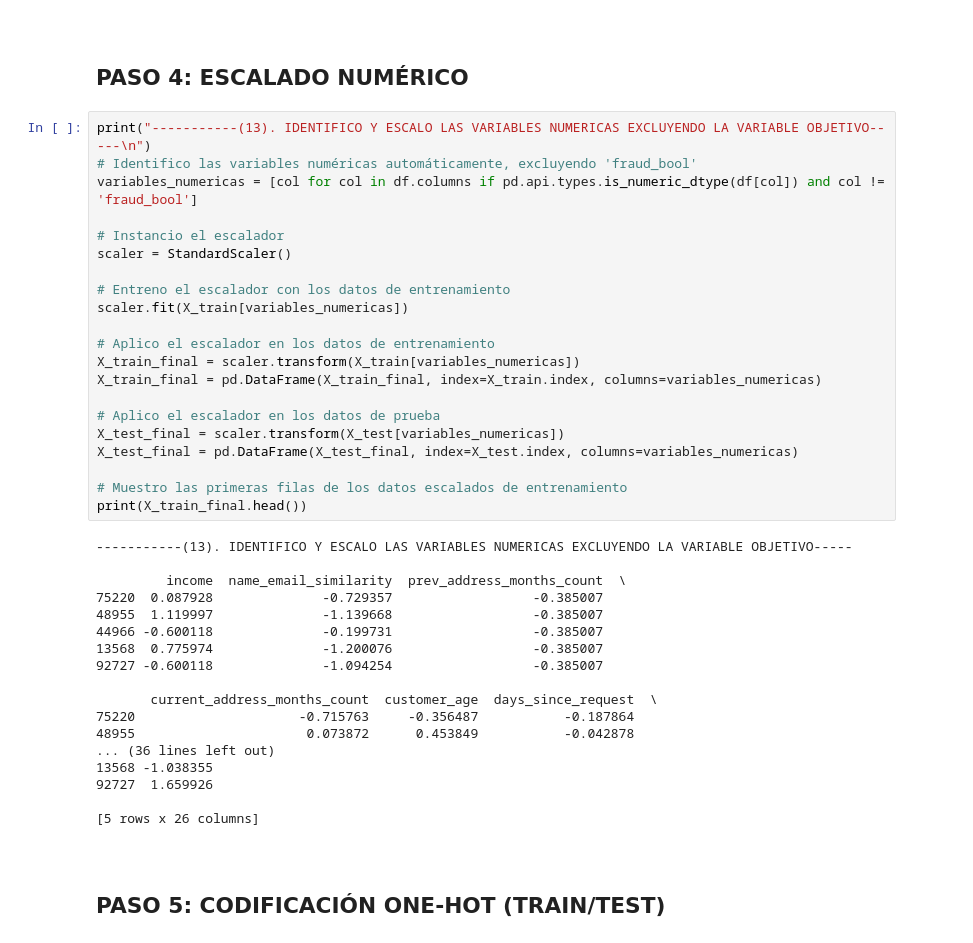
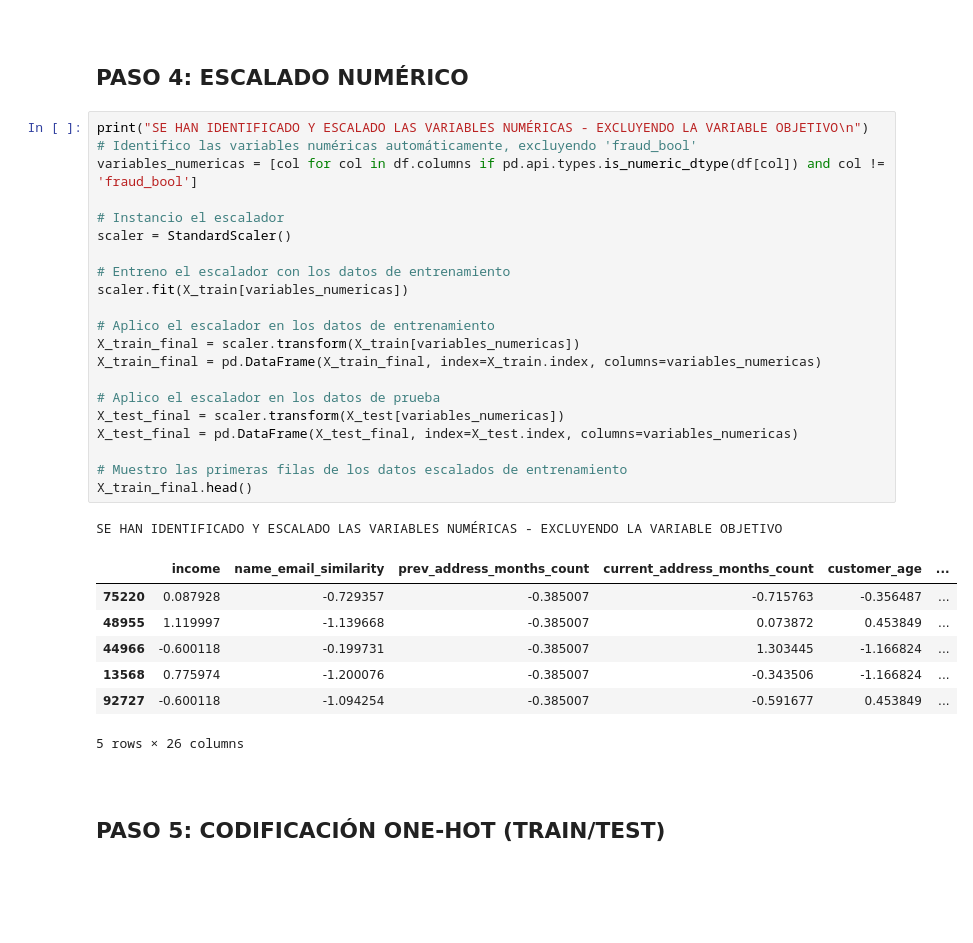
Before and after one commit to Jorge3127/DETECCION-FRAUDE-BANCARIO, a Jupyter notebook: models/ADABOOST.ipynb, the cells around one changed output. Saved outputs shown, nothing was run; the diff lists cells and outputs as text; blank space fills up the shorter version.

```diff
--- a/models/ADABOOST.ipynb
+++ b/models/ADABOOST.ipynb
@@ -92,44 +80,35 @@ X_train.head()
 
 ## **PASO 4: ESCALADO NUMÉRICO**
 # %%
-print("-----------(13). IDENTIFICO Y ESCALO LAS VARIABLES NUMERICAS EXCLUYENDO LA VARIABLE OBJETIVO-----\n")
+print("SE HAN IDENTIFICADO Y ESCALADO LAS VARIABLES NUMÉRICAS - EXCLUYENDO LA VARIABLE OBJETIVO\n")
 # Identifico las variables numéricas automáticamente, excluyendo 'fraud_bool'
 variables_numericas = [col for col in df.columns if pd.api.types.is_numeric_dtype(df[col]) and col != 'fraud_bool']
 
 # Instancio el escalador
 scaler = StandardScaler()
 
 # Entreno el escalador con los datos de entrenamiento
 scaler.fit(X_train[variables_numericas])
 
 # Aplico el escalador en los datos de entrenamiento
 X_train_final = scaler.transform(X_train[variables_numericas])
 X_train_final = pd.DataFrame(X_train_final, index=X_train.index, columns=variables_numericas)
 
 # Aplico el escalador en los datos de prueba
 X_test_final = scaler.transform(X_test[variables_numericas])
 X_test_final = pd.DataFrame(X_test_final, index=X_test.index, columns=variables_numericas)
 
 # Muestro las primeras filas de los datos escalados de entrenamiento
-print(X_train_final.head())
+X_train_final.head()
 # %% [output]
------------(13). IDENTIFICO Y ESCALO LAS VARIABLES NUMERICAS EXCLUYENDO LA VARIABLE OBJETIVO-----
-
-         income  name_email_similarity  prev_address_months_count  \
-75220  0.087928              -0.729357                  -0.385007
-48955  1.119997              -1.139668                  -0.385007
-44966 -0.600118              -0.199731                  -0.385007
-13568  0.775974              -1.200076                  -0.385007
-92727 -0.600118              -1.094254                  -0.385007
-
-       current_address_months_count  customer_age  days_since_request  \
-75220                     -0.715763     -0.356487           -0.187864
-48955                      0.073872      0.453849           -0.042878
-... (36 lines left out)
-13568 -1.038355
-92727  1.659926
-
-[5 rows x 26 columns]
+SE HAN IDENTIFICADO Y ESCALADO LAS VARIABLES NUMÉRICAS - EXCLUYENDO LA VARIABLE OBJETIVO
+|  | income | name_email_similarity | prev_address_months_count | current_address_months_count | customer_age | ... |
+| 75220 | 0.087928 | -0.729357 | -0.385007 | -0.715763 | -0.356487 | ... |
+| 48955 | 1.119997 | -1.139668 | -0.385007 | 0.073872 | 0.453849 | ... |
+| 44966 | -0.600118 | -0.199731 | -0.385007 | 1.303445 | -1.166824 | ... |
+| 13568 | 0.775974 | -1.200076 | -0.385007 | -0.343506 | -1.166824 | ... |
+| 92727 | -0.600118 | -1.094254 | -0.385007 | -0.591677 | 0.453849 | ... |
+5 rows × 26 columns
 # %% [markdown]
 <br>
 
```
Also changed, not shown: parts of 19 cells of this notebook, 5 other files.
